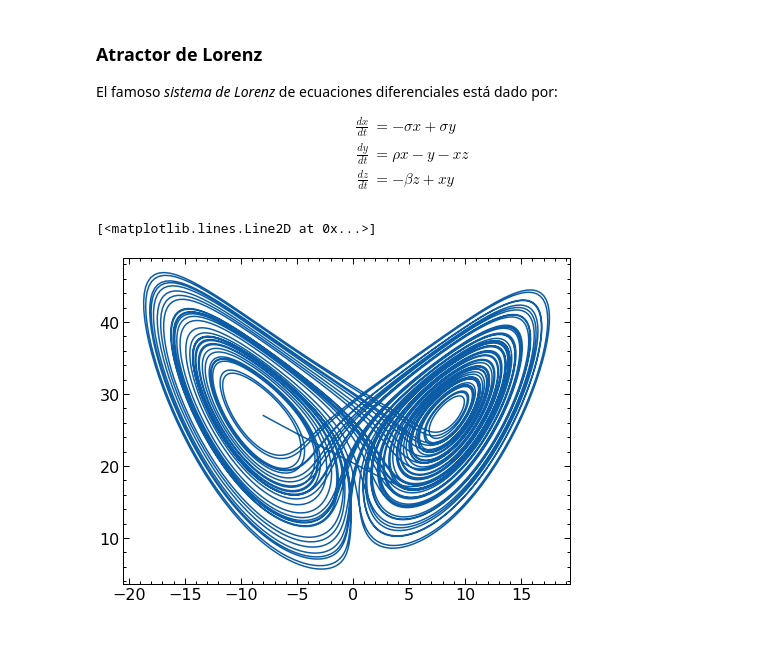
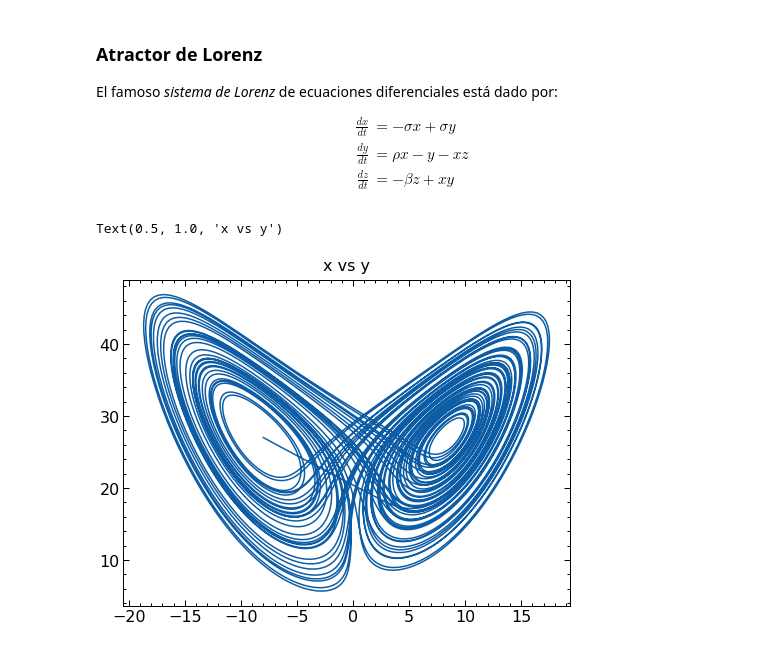
Before and after one commit to JherMik7/euler_Y_Euler_Mejorado, a Jupyter notebook: sistemas_de_ecuaciones_diferenciales.ipynb, the cells around one changed output. Saved outputs shown, nothing was run; the diff lists cells and outputs as text; code cells hidden in the pictures.

```diff
--- a/sistemas_de_ecuaciones_diferenciales.ipynb
+++ b/sistemas_de_ecuaciones_diferenciales.ipynb
@@ -14,7 +14,7 @@ plt.style.use(['science', 'notebook']) # Estilo de graficos
 xo = 5
 y0 = 0
 dt = 0.1
-tiempo = np.arange(0, 12+dt, dt)
+tiempo = np.arange(0, 18+dt, dt)
 # %%
 x = [xo]
 y = [y0]
@@ -62,36 +64,39 @@ El famoso *sistema de Lorenz* de ecuaciones diferenciales está dado por:
 \end{split}
 \end{equation}
 # %%
-#
-sigma = 10   # Valor de sigma
-rho = 28     # Valor de rho
-beta = 8./3. # Valor de beta
-
-def lorenz(x,y, z):
+# Definimos los parámetros de la ecuación
+sigma = 10     # Valor de sigma
+rho   = 28     # Valor de rho
+beta  = 8./3.  # Valor de beta
+# Función que devuelve un punto del sistema de ecuaciones diferenciales toma como argumentos los valores de x, y, z
+# y devulve un punto del sistema, correpondiente a dx/dt, dy/dt, dz/dt, representados con u, v y w
+def lorenz(x, y, z):
     u = -sigma*x+sigma*y
     v = rho*x-y-x*z
     w = -beta*z+x*y
     return u, v, w
-
+# Condiciones iniciales o punto de partida
 xo = -8
 yo = 8
 zo = 27
-
+# Se crea tres listas para guardar todos los valores de la solución aproximada del sistema
+# su valor inicial es el punto de partida
 xs = [xo]
 ys = [yo]
 zs = [zo]
+# Se crea una paso de tiempo dt y yna lista para guardar todos los valores de tiempo
+dt = 0.005
+tiempo = np.arange(0,60+dt,dt)
+# Bucle para ir llenando las soluciones de x, y, z, utilizando el método de Euler
+for i in range(len(tiempo)):
+    x_derivada, y_derivada, z_derivada = lorenz(xs[i], ys[i], zs[i]) # Se evalua la función de Lorenz en cada iteración
+    xs.append(xs[i]+x_derivada*dt) # Se usa el método de Euler para agregar cada valor a la lista xs
+    ys.append(ys[i]+y_derivada*dt) # Se usa el método de Euler para agregar cada valor a la lista ys
+    zs.append(zs[i]+z_derivada*dt) # Se usa el método de Euler para agregar cada valor a la lista zs
 
-dt = 0.005
-tiempo = np.arange(0,60,dt)
-
-for i in range(len(tiempo)):
-    x_derivada, y_derivada, z_derivada = lorenz(xs[i], ys[i], zs[i])
-    xs.append(xs[i]+x_derivada*dt) # Se usa el método de Euler para agregar cada valor a la lista
-    ys.append(ys[i]+y_derivada*dt)
-    zs.append(zs[i]+z_derivada*dt)
-
-
+# Graficamos las listas obtenidas
 plt.plot(xs, zs , '-', linewidth = 1.5)
+plt.title('x vs y', pad = 10)
 # %% [output]
-[<matplotlib.lines.Line2D at 0x...>]
+Text(0.5, 1.0, 'x vs y')
-[figure, old version]
+[figure, new version]
```
Also changed, not shown: parts of 4 cells of this notebook.
